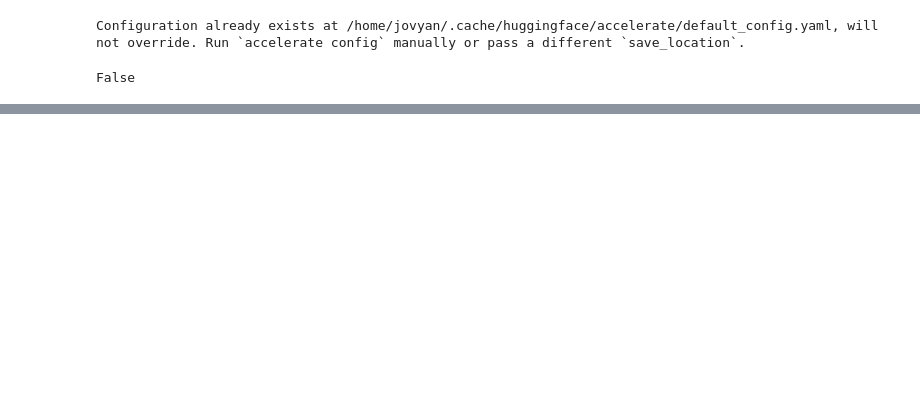
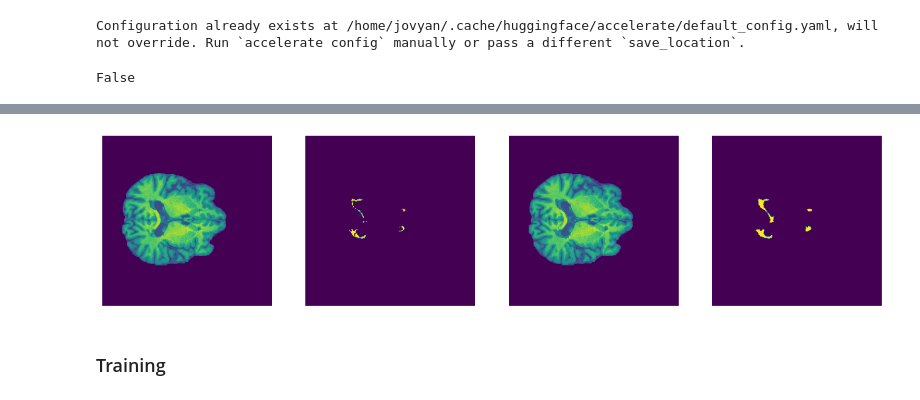
Before and after one commit to vinzenzuhr/Diffusion_Lesions, a Jupyter notebook: 05_Implementation/Jupyter notebooks/lesion_synthesis_unconditioned.ipynb, the cells around one changed output, grey strips where cells are left out. Saved outputs shown, nothing was run; the diff lists cells and outputs as text; code cells hidden in the pictures; blank space fills up the shorter version.

Commit message:
adjust configuration, added synthesis masks, search for good lesion intensity,

```diff
--- a/05_Implementation/Jupyter notebooks/lesion_synthesis_unconditioned.ipynb
+++ b/05_Implementation/Jupyter notebooks/lesion_synthesis_unconditioned.ipynb
@@ -43,12 +41,13 @@ class TrainingConfig:
 config = TrainingConfig()
 # %%
 if config.debug:
-    config.num_inference_steps = 1
+    #config.num_inference_steps = 1
     config.train_batch_size = 1
     config.eval_batch_size = 1
     config.train_only_connected_masks=False
     config.eval_only_connected_masks=False
     config.evaluate_num_batches = 1
+    config.deactivate3Devaluation = False
     #dataset_train_path = "./dataset_eval/imgs"
     #segm_train_path = "./dataset_eval/segm"
     #masks_train_path = "./dataset_eval/masks"
@@ -68,5 +67,5 @@ from pathlib import Path
 
 #create dataset
 datasetTrain = DatasetMRI2D(root_dir_img=Path(config.dataset_train_path), root_dir_segm=Path(config.segm_train_path), only_connected_masks=config.train_only_connected_masks, directDL=False)
-datasetEvaluation = DatasetMRI2D(root_dir_img=Path(config.dataset_eval_path), root_dir_segm=Path(config.segm_eval_path), root_dir_masks=Path(config.masks_eval_path), only_connected_masks=config.eval_only_connected_masks, directDL=False)
-dataset3DEvaluation = DatasetMRI3D(root_dir_img=Path(config.dataset_eval_path), root_dir_segm=Path(config.segm_eval_path), root_dir_masks=Path(config.masks_eval_path), only_connected_masks=config.eval_only_connected_masks, directDL=False)
+datasetEvaluation = DatasetMRI2D(root_dir_img=Path(config.dataset_eval_path), root_dir_segm=Path(config.segm_eval_path), root_dir_masks=Path(config.masks_eval_path), root_dir_synthesis=Path(config.masks_eval_path), only_connected_masks=config.eval_only_connected_masks, directDL=False)
+dataset3DEvaluation = DatasetMRI3D(root_dir_img=Path(config.dataset_eval_path), root_dir_segm=Path(config.segm_eval_path), root_dir_masks=Path(config.masks_eval_path), root_dir_synthesis=Path(config.masks_eval_path), only_connected_masks=config.eval_only_connected_masks, directDL=False)
@@ -73,3 +102,26 @@ dataset3DEvaluation = DatasetMRI3D(root_dir_img=Path(config.dataset_eval_path),
+# %%
+import matplotlib.pyplot as plt
+import random
+
+torch.manual_seed(7)
+random_idx = torch.randint(len(datasetEvaluation)-1, size=(1,)).item()
+
+fig, axis = plt.subplots(1,4, figsize=(16,4))
+img = datasetEvaluation[random_idx]["gt_image"].squeeze()
+img[datasetEvaluation[random_idx]["mask"].to(torch.bool).squeeze()] = -0.5492 # mean-std of lesion intensity
+axis[0].imshow(datasetEvaluation[random_idx]["gt_image"].squeeze()/2+0.5)
+axis[0].set_axis_off()
+axis[1].imshow(datasetEvaluation[random_idx]["mask"].squeeze())
+axis[1].set_axis_off()
+axis[2].imshow(img/2+0.5)
+axis[2].set_axis_off()
+axis[3].imshow(datasetEvaluation[random_idx]["synthesis"].squeeze())
+axis[3].set_axis_off()
+fig.show()
+# %% [output]
+[figure, added]
+# %% [markdown]
+### Training
 # %%
 #create model
 from diffusers import UNet2DModel
```
Also changed, not shown: parts of 7 cells of this notebook, 1 other file.
